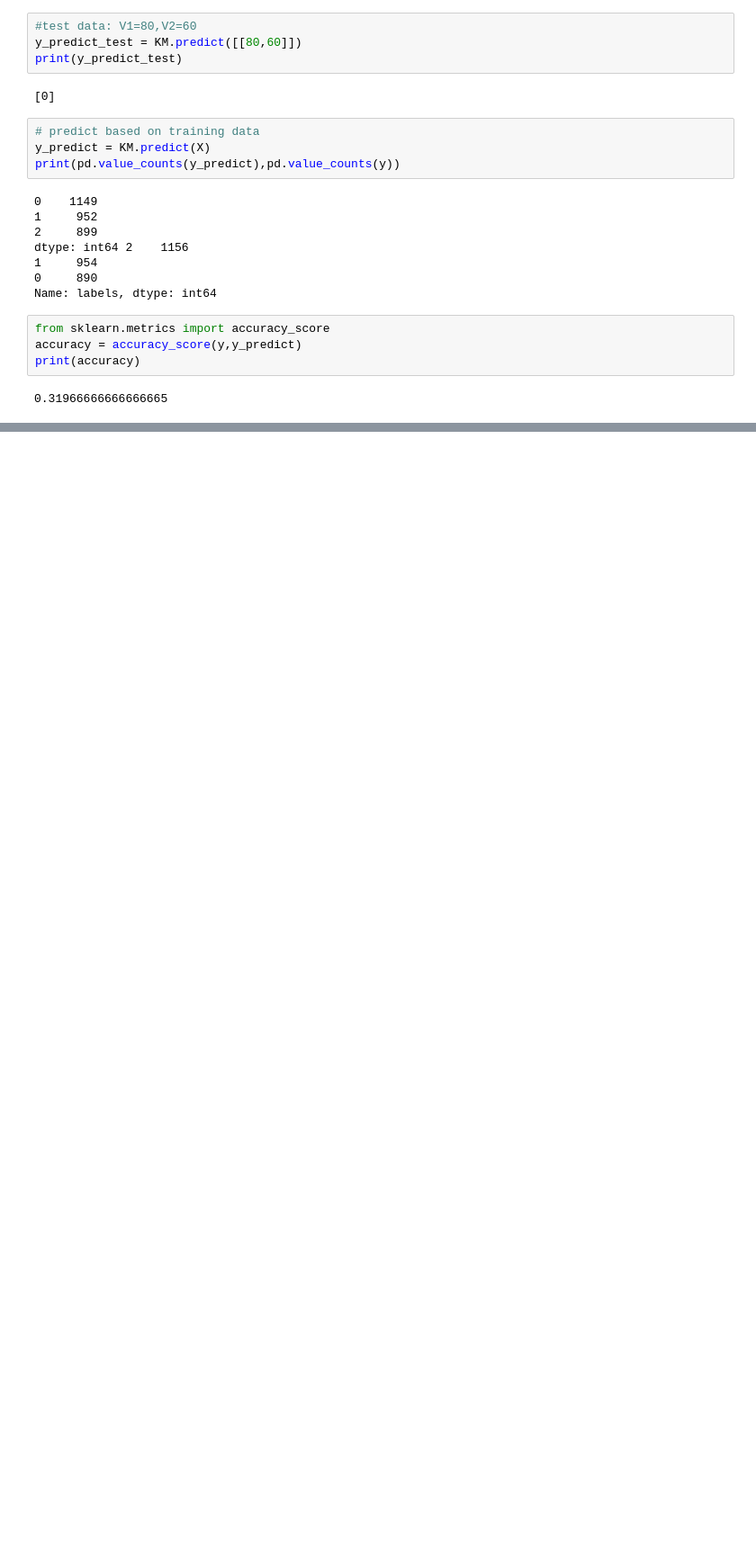
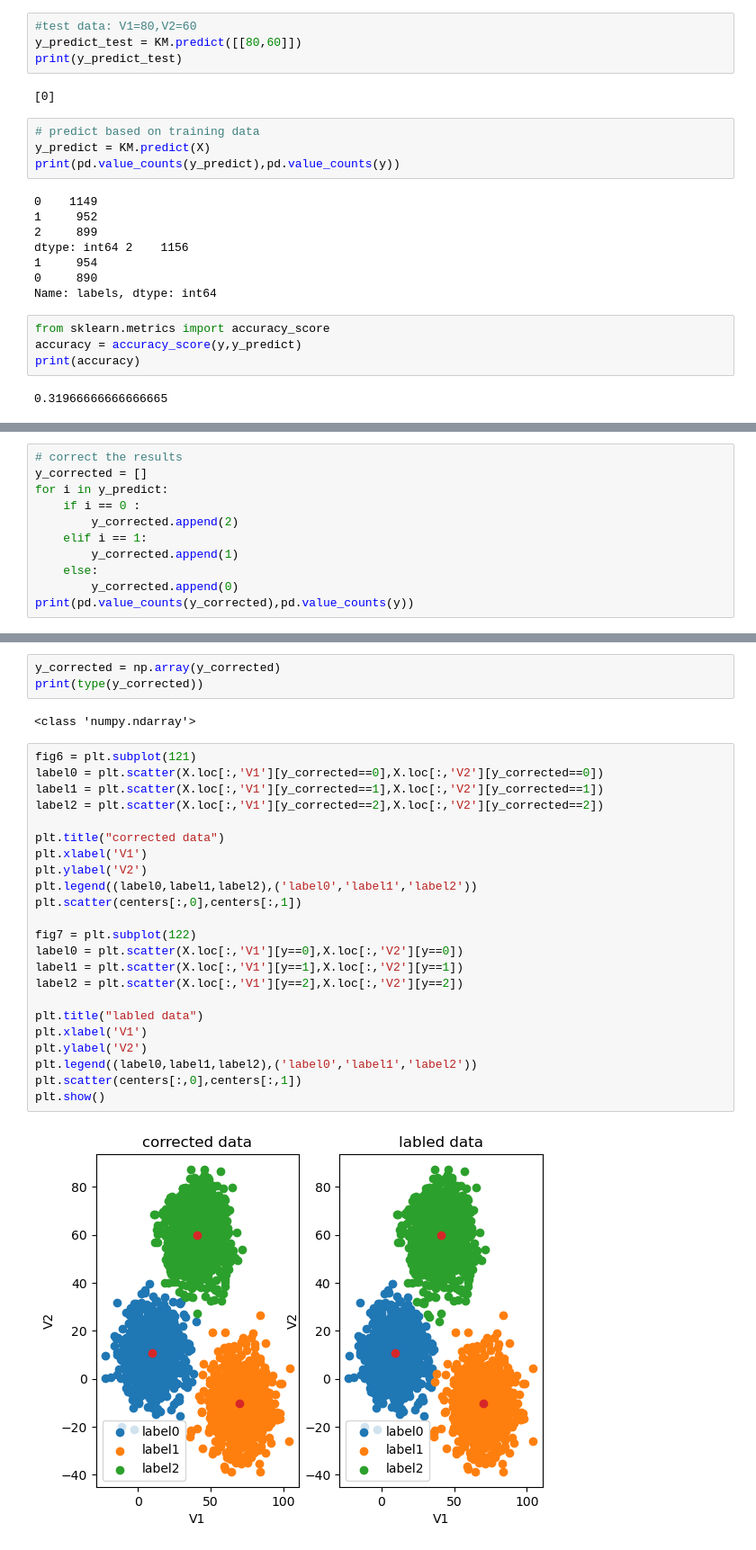
Before and after one commit to jarry-creat/machine_Learning, a Jupyter notebook: 聚类算法/demo.ipynb, the cells around one changed output, grey strips where cells are left out. Shown: that part at 90% size. Saved outputs shown, nothing was run; the diff lists cells and outputs as text; blank space fills up the shorter version.

```diff
--- a/聚类算法/demo.ipynb
+++ b/聚类算法/demo.ipynb
@@ -107,0 +154,11 @@ print(accuracy)
+# %%
+# correct the results
+y_corrected = []
+for i in y_predict:
+    if i == 0 :
+        y_corrected.append(2)
+    elif i == 1:
+        y_corrected.append(1)
+    else:
+        y_corrected.append(0)
+print(pd.value_counts(y_corrected),pd.value_counts(y))
@@ -107,0 +181,30 @@ print(accuracy)
+# %%
+y_corrected = np.array(y_corrected)
+print(type(y_corrected))
+# %% [output]
+<class 'numpy.ndarray'>
+# %%
+fig6 = plt.subplot(121)
+label0 = plt.scatter(X.loc[:,'V1'][y_corrected==0],X.loc[:,'V2'][y_corrected==0])
+label1 = plt.scatter(X.loc[:,'V1'][y_corrected==1],X.loc[:,'V2'][y_corrected==1])
+label2 = plt.scatter(X.loc[:,'V1'][y_corrected==2],X.loc[:,'V2'][y_corrected==2])
+
+plt.title("corrected data")
+plt.xlabel('V1')
+plt.ylabel('V2')
+plt.legend((label0,label1,label2),('label0','label1','label2'))
+plt.scatter(centers[:,0],centers[:,1])
+
+fig7 = plt.subplot(122)
+label0 = plt.scatter(X.loc[:,'V1'][y==0],X.loc[:,'V2'][y==0])
+label1 = plt.scatter(X.loc[:,'V1'][y==1],X.loc[:,'V2'][y==1])
+label2 = plt.scatter(X.loc[:,'V1'][y==2],X.loc[:,'V2'][y==2])
+
+plt.title("labled data")
+plt.xlabel('V1')
+plt.ylabel('V2')
+plt.legend((label0,label1,label2),('label0','label1','label2'))
+plt.scatter(centers[:,0],centers[:,1])
+plt.show()
+# %% [output]
+[figure, added]
```
Also changed, not shown: parts of 20 cells of this notebook.
